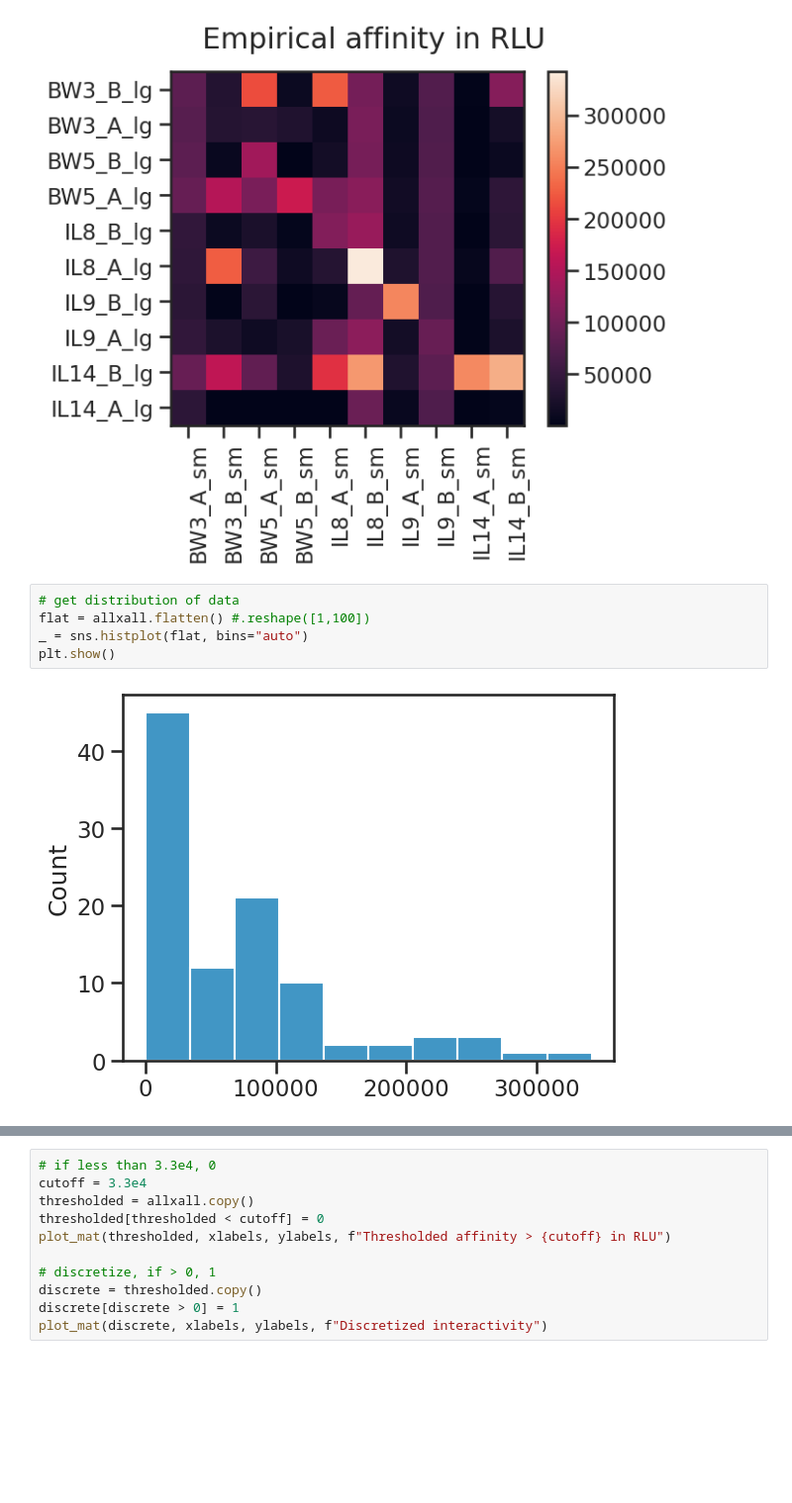
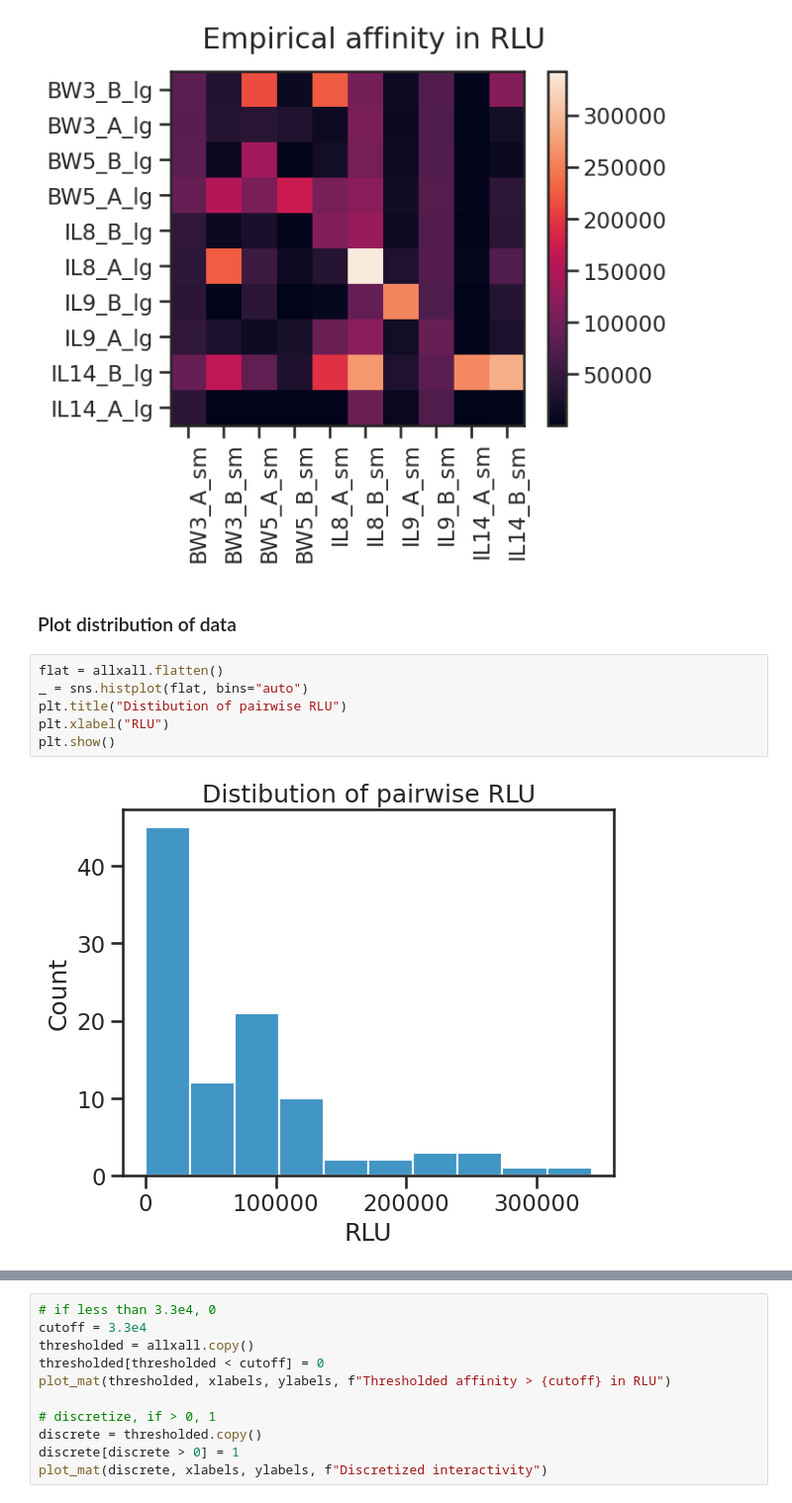
Before and after one commit to proleu/ppigraphx, a Jupyter notebook: 02_affinity_matrix_to_graph.ipynb, the cells around one changed output, grey strips where cells are left out. Shown at 99% size. Drawn from its saved outputs; the diff is of its cells as text; blank space fills up the shorter version.

```diff
--- a/02_affinity_matrix_to_graph.ipynb
+++ b/02_affinity_matrix_to_graph.ipynb
@@ -101,11 +49,14 @@ def plot_mat(matrix, xlabels, ylabels, title):
 plot_mat(allxall, xlabels, ylabels, "Empirical affinity in RLU")
 # %% [output]
 [figure]
+# %% [markdown]
+### Plot distribution of data
 # %%
-# get distribution of data
-flat = allxall.flatten() #.reshape([1,100])
+flat = allxall.flatten()
 _ = sns.histplot(flat, bins="auto")
+plt.title("Distibution of pairwise RLU")
+plt.xlabel("RLU")
 plt.show()
 # %% [output]
-[figure, old version]
+[figure, new version]
 # %% [markdown]
```
Also changed, not shown: parts of 13 cells of this notebook.
